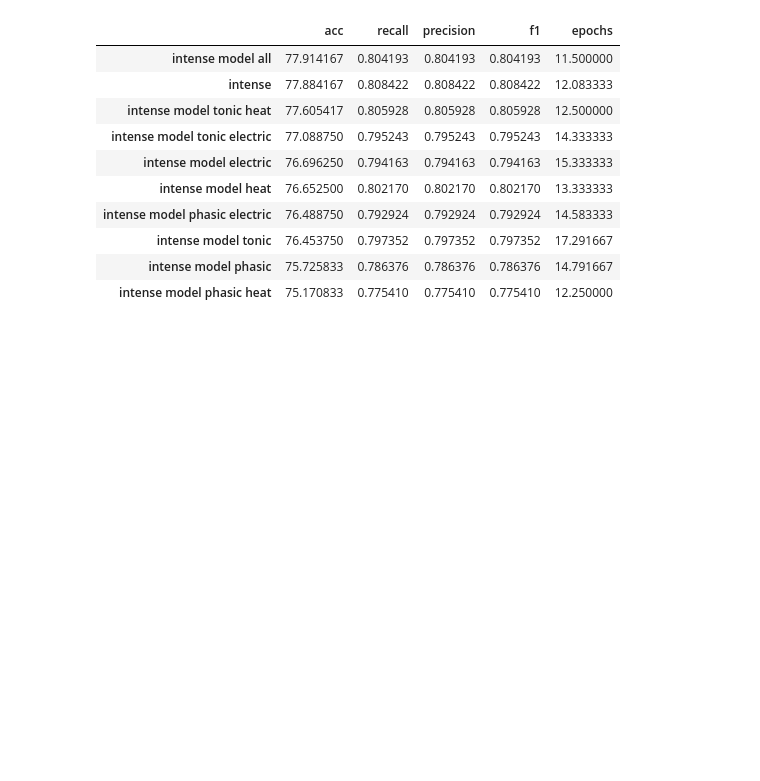
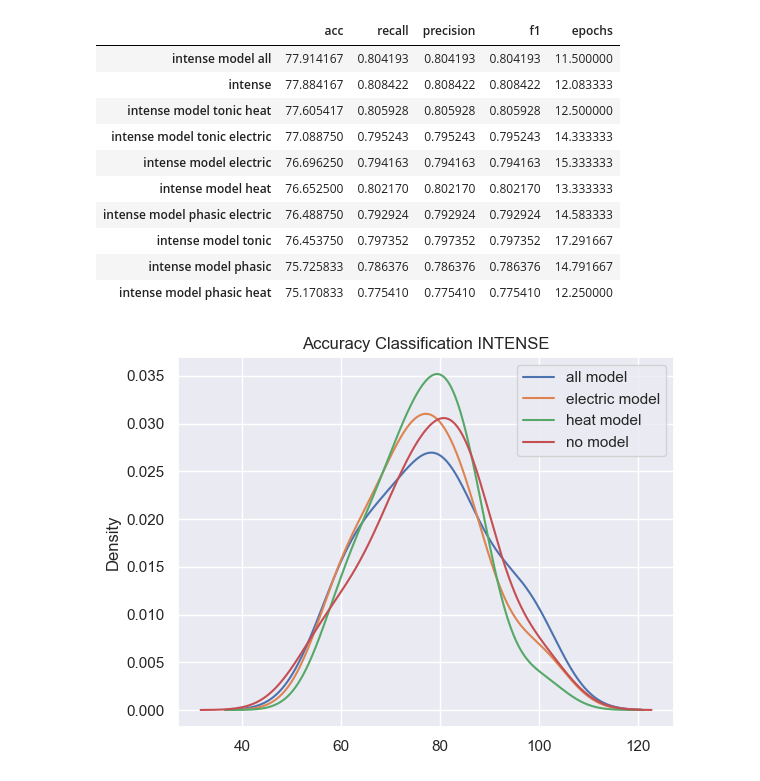
Before and after one commit to sven-knoblauch/PainLevelShiftDetection, a Jupyter notebook: TransferLearning/results-LOSO/display_results.ipynb, the cells around one changed output. Saved outputs shown, nothing was run; the diff lists cells and outputs as text; code cells hidden in the pictures; blank space fills up the shorter version.

```diff
--- a/TransferLearning/results-LOSO/display_results.ipynb
+++ b/TransferLearning/results-LOSO/display_results.ipynb
@@ -28,3 +28,13 @@ df.sort_values(by=['acc'], ascending=False)
 | intense model tonic | 76.453750 | 0.797352 | 0.797352 | 0.797352 | 17.291667 |
 | intense model phasic | 75.725833 | 0.786376 | 0.786376 | 0.786376 | 14.791667 |
 | intense model phasic heat | 75.170833 | 0.775410 | 0.775410 | 0.775410 | 12.250000 |
+# %%
+data_list["intense_model_all.csv"]["accuracy"].plot.kde()
+data_list["intense_model_electric.csv"]["accuracy"].plot.kde()
+data_list["intense_model_heat.csv"]["accuracy"].plot.kde()
+data_list["intense.csv"]["accuracy"].plot.kde()
+plt.legend(["all model", "electric model", "heat model", "no model"])
+plt.title("Accuracy Classification INTENSE")
+plt.show()
+# %% [output]
+[figure, added]
```
Also changed, not shown: 17 other files.
